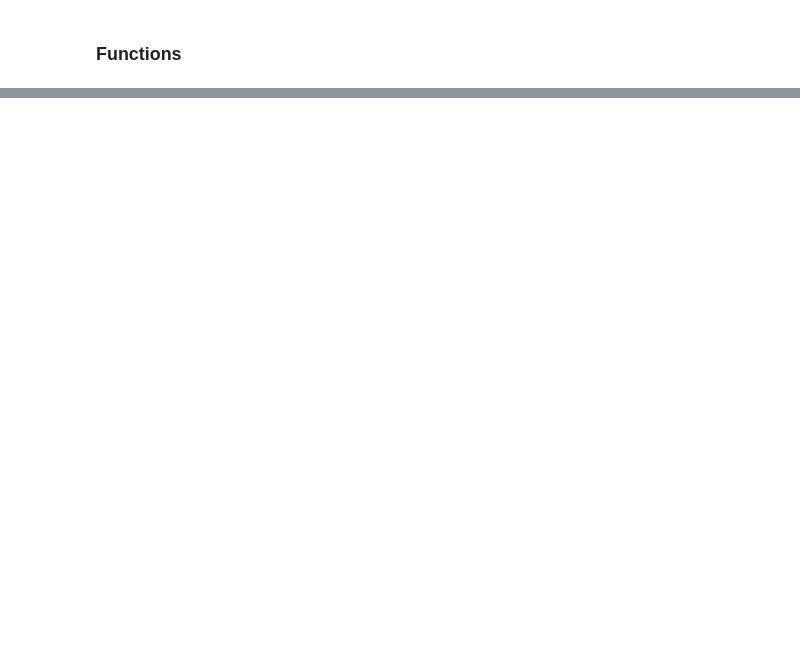
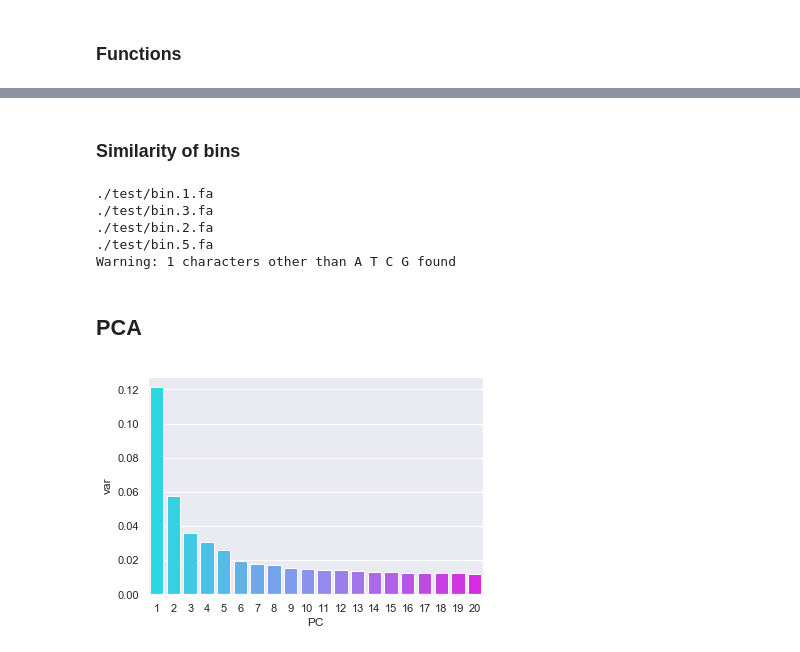
Before and after one commit to KubaWojciechowski/MetaBinQ, a Jupyter notebook: tnf_stats.ipynb, the cells around one changed output, grey strips where cells are left out. Saved outputs shown, nothing was run; the diff lists cells and outputs as text; code cells hidden in the pictures; blank space fills up the shorter version.

```diff
--- a/tnf_stats.ipynb
+++ b/tnf_stats.ipynb
@@ -274,0 +309,62 @@ sns.distplot(contig_corr, kde=False)
+# %% [markdown]
+### Similarity of bins
+# %%
+bins_path = "./test/"
+
+all_z = []
+
+for fasta in os.listdir(bins_path):
+
+    path = bins_path+fasta
+    print(path)
+
+
+    contigs = SeqIO.parse(path, 'fasta')
+    di_list, tri_list, tetra_list = nucl_lists()
+
+    contigs_z_scores = []
+    for record in contigs:
+        if len(record.seq) > 2500:
+            for fragment in split_fragment(record.seq, opt_len(record.seq, 5000)):
+                z_scores = get_z_scores(fragment, di_list, tri_list, tetra_list)
+                contigs_z_scores.append(z_scores)
+
+    contigs_z_scores = np.array(contigs_z_scores)
+    contig_corr = inter_correlations(contigs_z_scores)
+
+    all_z.append(contigs_z_scores)
+# %% [output]
+./test/bin.1.fa
+./test/bin.3.fa
+./test/bin.2.fa
+./test/bin.5.fa
+Warning: 1 characters other than A T C G found
+# %%
+#Make easy to handel dataframe
+frames = []
+for i in range(len(all_z)):
+    df = pd.DataFrame(all_z[i])
+    df['bin'] = i
+
+    frames.append(df)
+
+result = pd.concat(frames,ignore_index=True)
+# %% [markdown]
+## PCA
+# %%
+X = result.values
+labels = X[:,-1]
+X = X[:,:-1]
+
+pca = PCA()
+pca.fit(X)
+pca_data = pca.transform(X)
+# %%
+#Scree plot
+df = pd.DataFrame({'var':pca.explained_variance_ratio_,
+                   'PC':[x+1 for x in range(len(pca.explained_variance_ratio_))]})
+
+sns.barplot(x='PC',y="var",
+           data=df[0:20], palette='cool');
+# %% [output]
+[figure, added]
```
Also changed, not shown: parts of 9 cells of this notebook.
